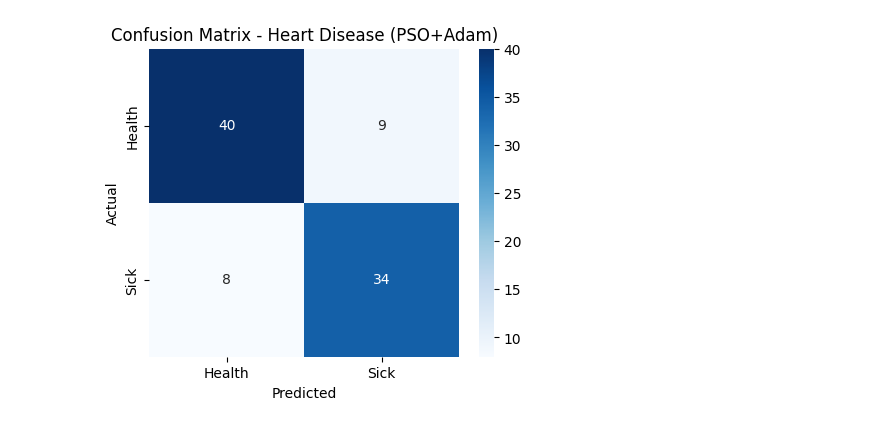
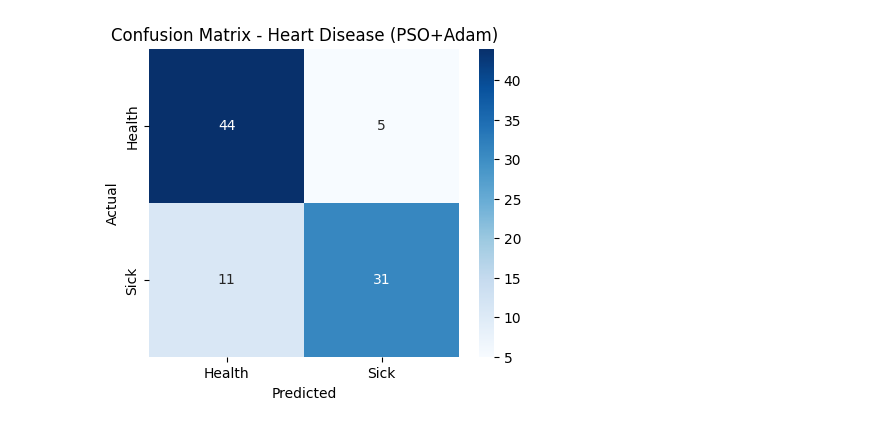
Before and after one commit to caua-sathler/FLPSO-SGD_algorithm, a Jupyter notebook: MLP-PSO-SGD/MLP_PSO_Adam_Heart_Disease.ipynb, the cells around one changed output. Cells and saved outputs as stored; diff of their text form; code cells hidden in the pictures.

```diff
--- a/MLP-PSO-SGD/MLP_PSO_Adam_Heart_Disease.ipynb
+++ b/MLP-PSO-SGD/MLP_PSO_Adam_Heart_Disease.ipynb
@@ -88,25 +98,25 @@ class Particle:
         self.best_loss = float('inf')  # melhor perda local
         self.device = device
 
-        self.optimizer = optim.Adam(self.model.parameters())
+        self.optimizer = optim.Adam(self.model.parameters(), lr=0.0007, weight_decay=1e-5)
 
-    def calculate_grad(self, x_train, y_train, criterion):
-        self.model.train()
-        self.optimizer.zero_grad()
+    # def calculate_grad(self, x_train, y_train, criterion):
+    #     self.model.train()
+    #     self.optimizer.zero_grad()
 
-        outputs = self.model(x_train)
-        loss = criterion(outputs, y_train)
-        loss.backward()
-        # self.optimizer.step()
+    #     outputs = self.model(x_train)
+    #     loss = criterion(outputs, y_train)
+    #     loss.backward()
+    #     self.optimizer.step()
 
-        # _, predicted = torch.max(outputs.data, 1)
-        # acc = (predicted == y_train).sum().item() / len(x_train)
-        # return loss.item(), acc*100
+    #     # _, predicted = torch.max(outputs.data, 1)
+    #     # acc = (predicted == y_train).sum().item() / len(x_train)
+    #     # return loss.item(), acc*100
 
-    def pso_sgd(self, global_best_model, inertia, c1, c2, lr, beta1, beta2, epsilon, m, v, t):
+    def pso(self, global_best_model, inertia, c1, c2):
         for name, param in self.model.named_parameters():
-            if param.grad is None:
-                continue
+            # if param.grad is None:
+            #     continue
 
             local_rand = random.random()
             global_rand = random.random()
@@ -122,16 +132,24 @@ class Particle:
             self.position[name] = param.data + self.velocity[name]
             param.data = self.position[name]
 
-            # Adam simplificado
-            m[name] = m[name].to(param.device)
-            v[name] = v[name].to(param.device)
+            # particle.calculate_grad(X_train, y_train, criterion)
 
-            m[name] = beta1*m[name] + (1-beta1)*param.grad
-            v[name] = beta2*v[name] + (1-beta2)*(param.grad**2)
+            # # Adam simplificado
+            # m[name] = m[name].to(param.device)
+            # v[name] = v[name].to(param.device)
 
-            # Substituição final
-            param.data -= lr * (m[name] / (torch.sqrt(v[name]) + epsilon))
-            # param.data = self.position[name] - lr * param.grad
+            # m[name] = beta1*m[name] + (1-beta1)*param.grad
+            # v[name] = beta2*v[name] + (1-beta2)*(param.grad**2)
+
+            # # Substituição final
+            # param.data -= lr * (m[name] / (torch.sqrt(v[name]) + epsilon))
+            # # param.data = self.position[name] - lr * param.grad
+
+            # # Refinamento dos pesos com o Adam
+            # outputs = particle.model(X_train)
+            # loss = criterion(outputs, y_train)
+            # loss.backward()
+            # particle.optimizer.step()
 
 
     def evaluate_weights(self, x, y, criterion):
@@ -146,12 +164,12 @@ class Particle:
 
 # Parâmetros do PSO
 pop_size = 10
-num_epochs = 200
+num_epochs = 150
 inertia = 0.9
 c1, c2 = 0.5, 0.9
-learning_rate = 0.0003
-beta1, beta2 = 0.5, 0.999
-epsilon = 1e-8
+# learning_rate = 0.0003
+# beta1, beta2 = 0.5, 0.999
+# epsilon = 1e-8
 
 model = MLP(input_dim=13, output_dim=2)
 
@@ -161,8 +179,8 @@ global_best_score = float('inf')
 
 criterion = nn.CrossEntropyLoss()
 
-m = {name: torch.zeros_like(param) for name, param in model.named_parameters()}
-v = {name: torch.zeros_like(param) for name, param in model.named_parameters()}
+# m = {name: torch.zeros_like(param) for name, param in model.named_parameters()}
+# v = {name: torch.zeros_like(param) for name, param in model.named_parameters()}
 
 # Armazenar melhor acurácia
 overall_global_best_accuracy = 0.0
@@ -177,9 +195,15 @@ for epoch in range(num_epochs):
         particle.optimizer.zero_grad()
 
         # PSO+SGD
-        particle.calculate_grad(X_train, y_train, criterion)
-        particle.pso_sgd(global_best_model, inertia, c1, c2, learning_rate,
-                         beta1, beta2, epsilon, m, v, epoch+1)
+        # particle.calculate_grad(X_train, y_train, criterion)
+        particle.pso(global_best_model, inertia, c1, c2)
+
+        # Refinamento dos pesos com o Adam
+        outputs = particle.model(X_train)
+        loss = criterion(outputs, y_train)
+        loss.backward()
+        particle.optimizer.step()
+
         val_loss, val_acc = particle.evaluate_weights(X_train, y_train, criterion)
 
         # Avaliar e atualizar local best (com base no loss)
@@ -244 +269 @@ Maior Acurácia Obtida: 81.32%
-[figure, old version]
+[figure, new version]
```
Also changed, not shown: parts of 2 cells of this notebook.
